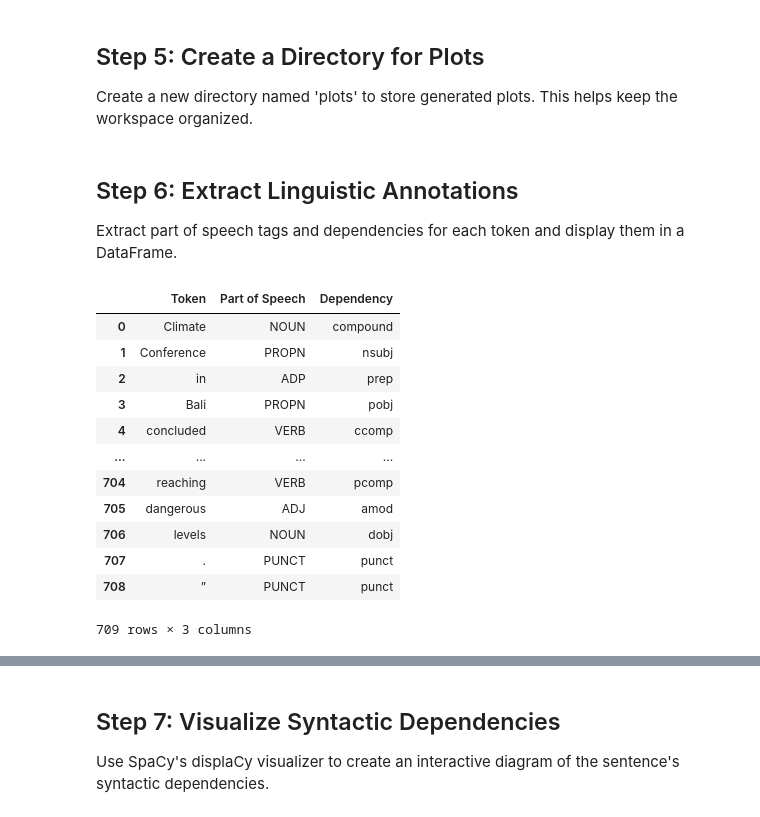
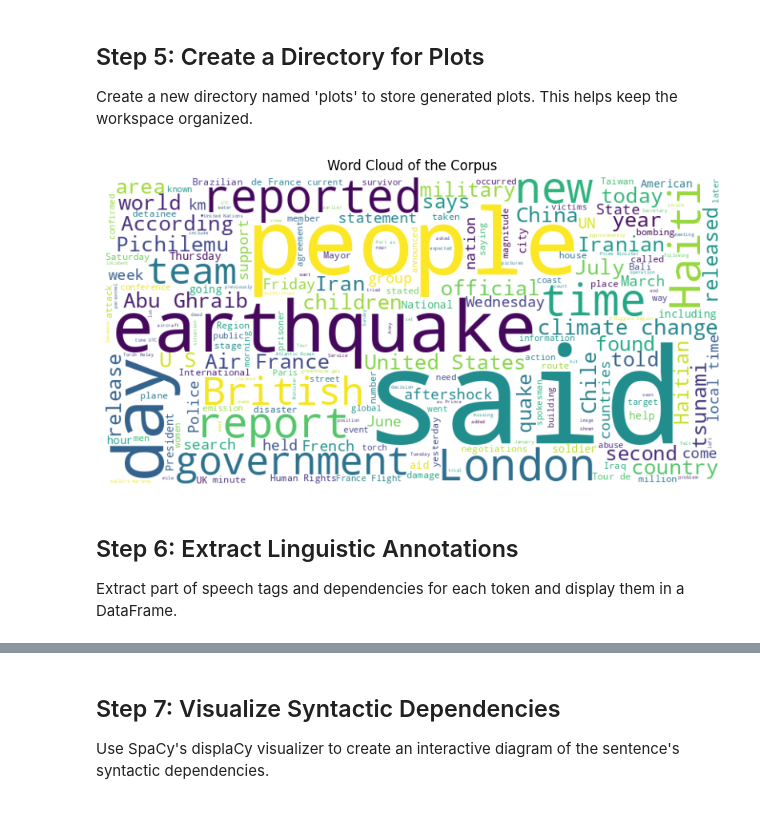
Before and after one commit to hannaschmueck/Session1_Visualisation_and_Summarisation, a Jupyter notebook: NoteBooks/3_Text_Summariser.ipynb, the cells around one changed output, grey strips where cells are left out. Drawn from its saved outputs; the diff is of its cells as text; code cells hidden in the pictures.

```diff
--- a/NoteBooks/3_Text_Summariser.ipynb
+++ b/NoteBooks/3_Text_Summariser.ipynb
@@ -205,5 +377,0 @@ Tokenize the text and filter out stop words and punctuation.
-# %%
-sentence = df.loc[0, 'Content']
-tokens = tokenizer(sentence)
-tokens_no_stopwords = [token.text for token in tokens if token.is_stop != True and token.is_punct != True]
-tokens_no_stopwords
@@ -227,0 +383,15 @@ tokens_no_stopwords
+# %%
+def tokenize_and_filter(text):
+    """Tokenize the text and filter out stop words, punctuation, and empty tokens
+      - **Input:** A string of text.
+      - **Output:** A list of filtered tokens (words)
+    """
+    doc = nlp(text)
+    tokens = [token.text for token in doc if not token.is_stop and not token.is_punct and token.text.strip()]
+    return tokens
+
+# Apply tokenization to the 'clean_content' column
+df['tokens'] = df['clean_content'].apply(tokenize_and_filter)
+
+# Display the DataFrame with tokens
+print(df[['Title', 'tokens']])
@@ -231,27 +416,33 @@ tokens_no_stopwords
 Create a new directory named 'plots' to store generated plots. This helps keep the workspace organized.
 # %%
 !mkdir plots
+# %%
+from wordcloud import WordCloud
+import matplotlib.pyplot as plt
+
+def remove_stop_words(text):
+    doc = nlp(text)
+    tokens = [token.text for token in doc if not token.is_stop and not token.is_punct]
+    return ' '.join(tokens)
+
+# Combine all text in the corpus
+#all_text = ' '.join(df['clean_content']
+all_text = ' '.join(df['clean_content'].apply(remove_stop_words))
+
+
+# Generate a word cloud
+wordcloud = WordCloud(width=800, height=400, background_color='white').generate(all_text)
+
+# Display the word cloud
+plt.figure(figsize=(10, 5))
+plt.imshow(wordcloud, interpolation='bilinear')
+plt.axis('off')
+plt.title('Word Cloud of the Corpus')
+plt.savefig('plots/Word_Cloud _tokens.png')
+plt.show()
+# %% [output]
+[figure, added]
 # %% [markdown]
 
 ## Step 6: Extract Linguistic Annotations
 Extract part of speech tags and dependencies for each token and display them in a DataFrame.
-# %%
-
-doc = nlp(sentence)
-data = [(token.text, token.pos_, token.dep_) for token in doc]
-df_annotations = pd.DataFrame(data, columns=['Token', 'Part of Speech', 'Dependency'])
-df_annotations
-# %% [output]
-|  | Token | Part of Speech | Dependency |
-| 0 | Climate | NOUN | compound |
-| 1 | Conference | PROPN | nsubj |
-| 2 | in | ADP | prep |
-| 3 | Bali | PROPN | pobj |
-| 4 | concluded | VERB | ccomp |
-| ... | ... | ... | ... |
-| 704 | reaching | VERB | pcomp |
-| 705 | dangerous | ADJ | amod |
-| 706 | levels | NOUN | dobj |
-| 707 | . | PUNCT | punct |
-| 708 | ” | PUNCT | punct |
-709 rows × 3 columns
```
Also changed, not shown: parts of 77 cells of this notebook.
